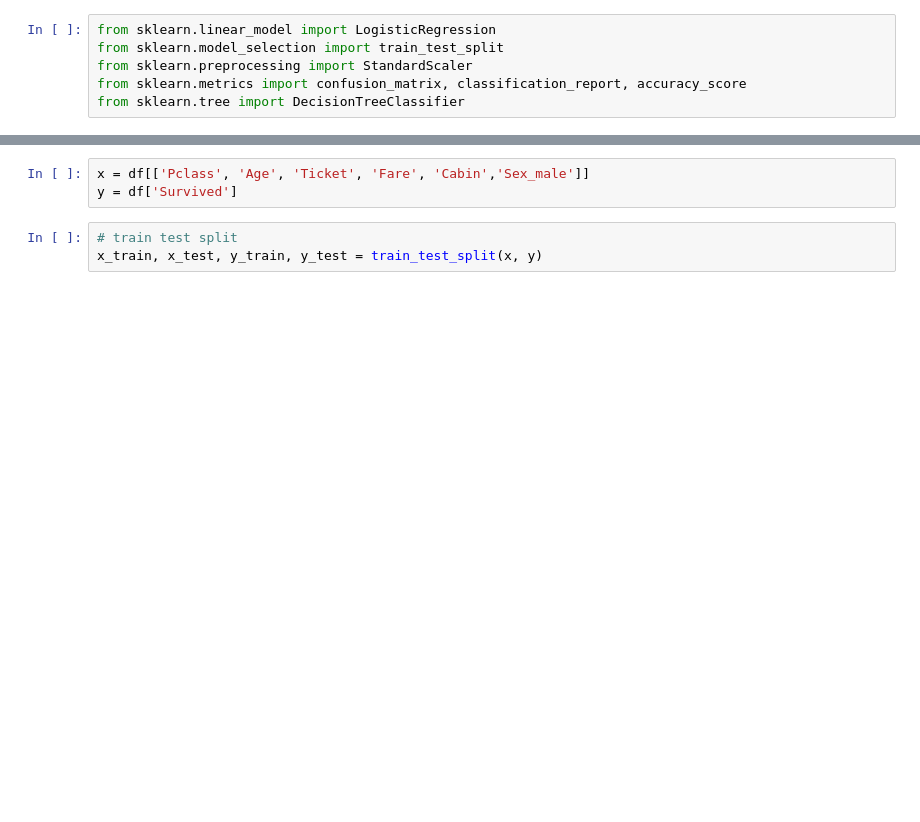
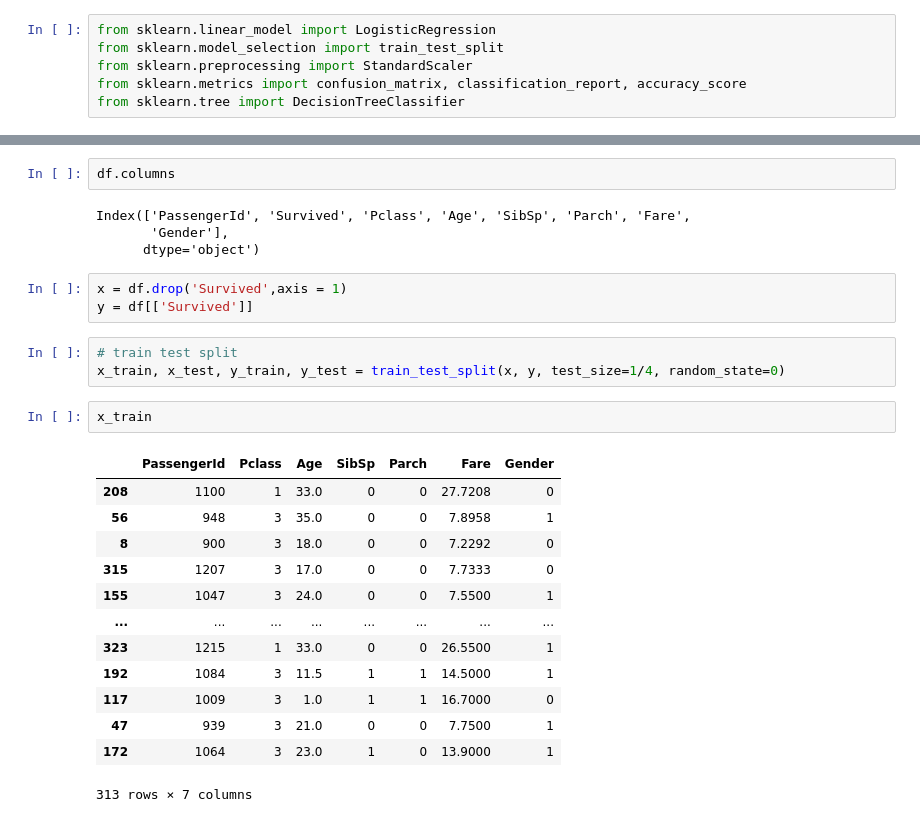
Before and after one commit to mkhaled146/CODSOFT--Tasks, a Jupyter notebook: TITANIC SURVIVAL PREDICTION.ipynb, the cells around one changed output, grey strips where cells are left out. Cells and saved outputs as stored; diff of their text form; blank space fills up the shorter version.

```diff
--- a/TITANIC SURVIVAL PREDICTION.ipynb
+++ b/TITANIC SURVIVAL PREDICTION.ipynb
@@ -148,6 +205,28 @@ memory usage: 36.5+ KB
+# %%
+df.columns
+# %% [output]
+Index(['PassengerId', 'Survived', 'Pclass', 'Age', 'SibSp', 'Parch', 'Fare',
+       'Gender'],
+      dtype='object')
 # %%
-x = df[['Pclass', 'Age', 'Ticket', 'Fare', 'Cabin','Sex_male']]
-y = df['Survived']
+x = df.drop('Survived',axis = 1)
+y = df[['Survived']]
 # %%
 # train test split
-x_train, x_test, y_train, y_test = train_test_split(x, y)
+x_train, x_test, y_train, y_test = train_test_split(x, y, test_size=1/4, random_state=0)
+# %%
+x_train
+# %% [output]
+|  | PassengerId | Pclass | Age | SibSp | Parch | Fare | Gender |
+| 208 | 1100 | 1 | 33.0 | 0 | 0 | 27.7208 | 0 |
+| 56 | 948 | 3 | 35.0 | 0 | 0 | 7.8958 | 1 |
+| 8 | 900 | 3 | 18.0 | 0 | 0 | 7.2292 | 0 |
+| 315 | 1207 | 3 | 17.0 | 0 | 0 | 7.7333 | 0 |
+| 155 | 1047 | 3 | 24.0 | 0 | 0 | 7.5500 | 1 |
+| ... | ... | ... | ... | ... | ... | ... | ... |
+| 323 | 1215 | 1 | 33.0 | 0 | 0 | 26.5500 | 1 |
+| 192 | 1084 | 3 | 11.5 | 1 | 1 | 14.5000 | 1 |
+| 117 | 1009 | 3 | 1.0 | 1 | 1 | 16.7000 | 0 |
+| 47 | 939 | 3 | 21.0 | 0 | 0 | 7.7500 | 1 |
+| 172 | 1064 | 3 | 23.0 | 1 | 0 | 13.9000 | 1 |
+313 rows × 7 columns
```
Also changed, not shown: parts of 16 cells of this notebook.
